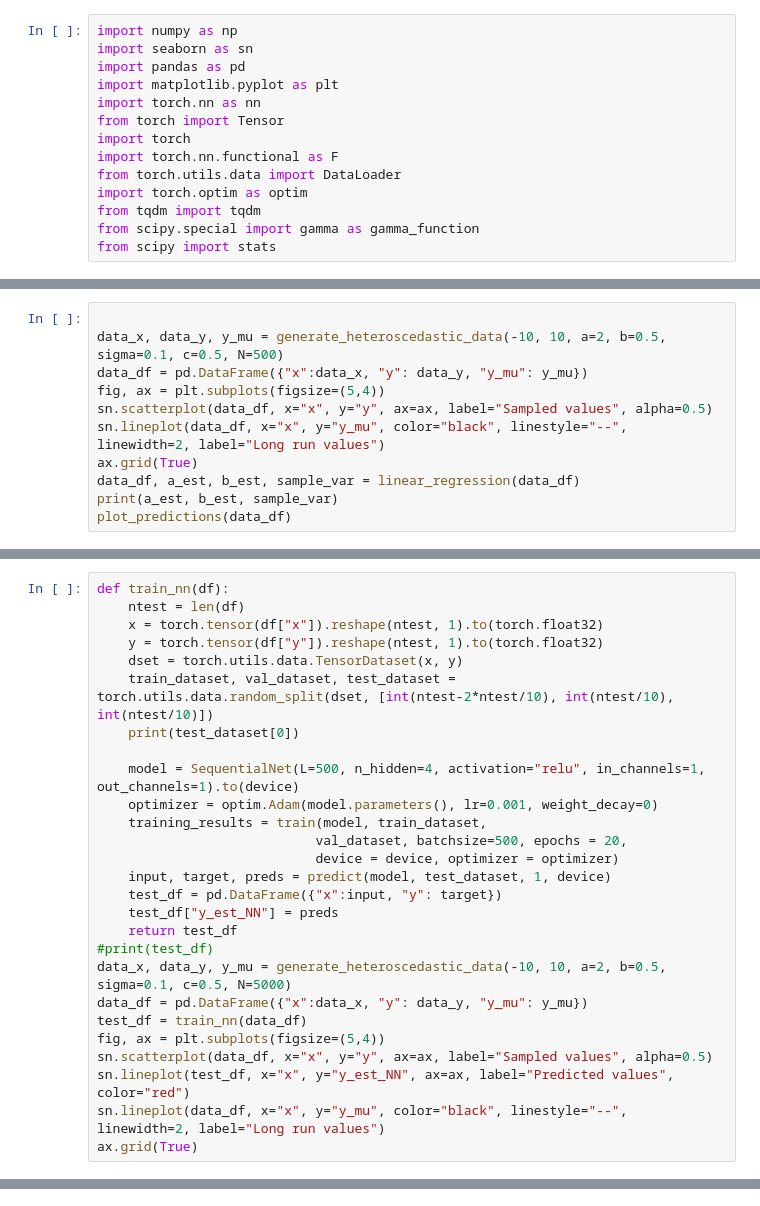
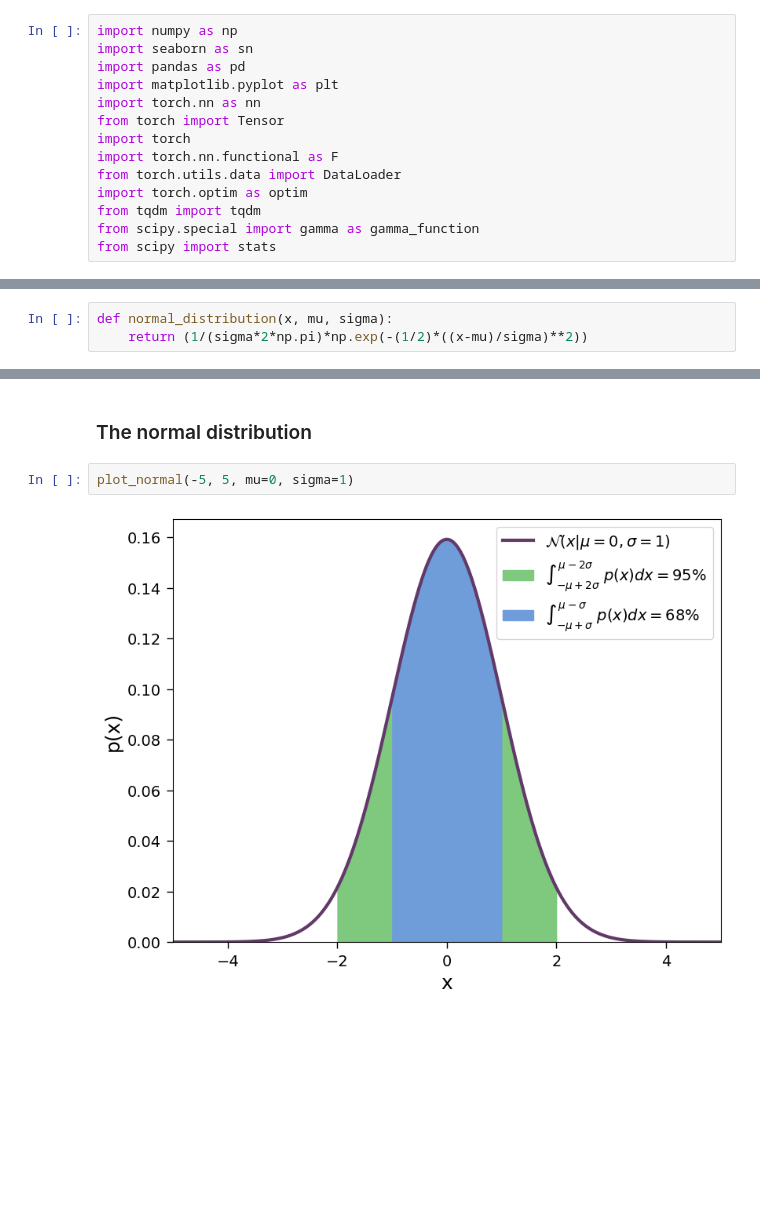
Before and after one commit to choisant/optimal-tagger, a Jupyter notebook: uncertainties/stat_lecture.ipynb, the cells around one changed output, grey strips where cells are left out. Cells and saved outputs as stored; diff of their text form; blank space fills up the shorter version.

```diff
--- a/uncertainties/stat_lecture.ipynb
+++ b/uncertainties/stat_lecture.ipynb
@@ -352,11 +23,0 @@ plot_experiment(experiment2_df)
-# %%
-
-data_x, data_y, y_mu = generate_heteroscedastic_data(-10, 10, a=2, b=0.5, sigma=0.1, c=0.5, N=500)
-data_df = pd.DataFrame({"x":data_x, "y": data_y, "y_mu": y_mu})
-fig, ax = plt.subplots(figsize=(5,4))
-sn.scatterplot(data_df, x="x", y="y", ax=ax, label="Sampled values", alpha=0.5)
-sn.lineplot(data_df, x="x", y="y_mu", color="black", linestyle="--", linewidth=2, label="Long run values")
-ax.grid(True)
-data_df, a_est, b_est, sample_var = linear_regression(data_df)
-print(a_est, b_est, sample_var)
-plot_predictions(data_df)
@@ -367,27 +23,0 @@ plot_predictions(data_df)
-# %%
-def train_nn(df):
-    ntest = len(df)
-    x = torch.tensor(df["x"]).reshape(ntest, 1).to(torch.float32)
-    y = torch.tensor(df["y"]).reshape(ntest, 1).to(torch.float32)
-    dset = torch.utils.data.TensorDataset(x, y)
-    train_dataset, val_dataset, test_dataset = torch.utils.data.random_split(dset, [int(ntest-2*ntest/10), int(ntest/10), int(ntest/10)])
-    print(test_dataset[0])
-
-    model = SequentialNet(L=500, n_hidden=4, activation="relu", in_channels=1, out_channels=1).to(device)
-    optimizer = optim.Adam(model.parameters(), lr=0.001, weight_decay=0)
-    training_results = train(model, train_dataset,
-                            val_dataset, batchsize=500, epochs = 20,
-                            device = device, optimizer = optimizer)
-    input, target, preds = predict(model, test_dataset, 1, device)
-    test_df = pd.DataFrame({"x":input, "y": target})
-    test_df["y_est_NN"] = preds
-    return test_df
-#print(test_df)
-data_x, data_y, y_mu = generate_heteroscedastic_data(-10, 10, a=2, b=0.5, sigma=0.1, c=0.5, N=5000)
-data_df = pd.DataFrame({"x":data_x, "y": data_y, "y_mu": y_mu})
-test_df = train_nn(data_df)
-fig, ax = plt.subplots(figsize=(5,4))
-sn.scatterplot(data_df, x="x", y="y", ax=ax, label="Sampled values", alpha=0.5)
-sn.lineplot(test_df, x="x", y="y_est_NN", ax=ax, label="Predicted values", color="red")
-sn.lineplot(data_df, x="x", y="y_mu", color="black", linestyle="--", linewidth=2, label="Long run values")
-ax.grid(True)
@@ -396,0 +24,3 @@ KeyboardInterrupt:
+# %%
+def normal_distribution(x, mu, sigma):
+    return (1/(sigma*2*np.pi)*np.exp(-(1/2)*((x-mu)/sigma)**2))
@@ -396,0 +532,6 @@ KeyboardInterrupt:
+# %% [markdown]
+### The normal distribution
+# %%
+plot_normal(-5, 5, mu=0, sigma=1)
+# %% [output]
+[figure, added]
```
Also changed, not shown: parts of 54 cells of this notebook, 3 other files.
